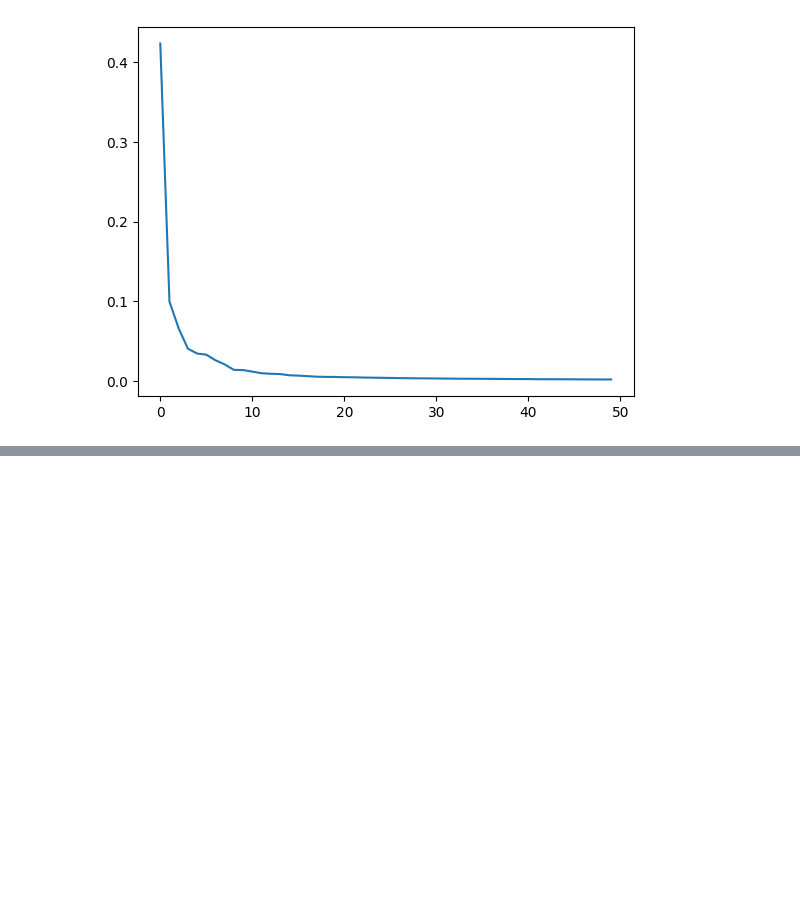
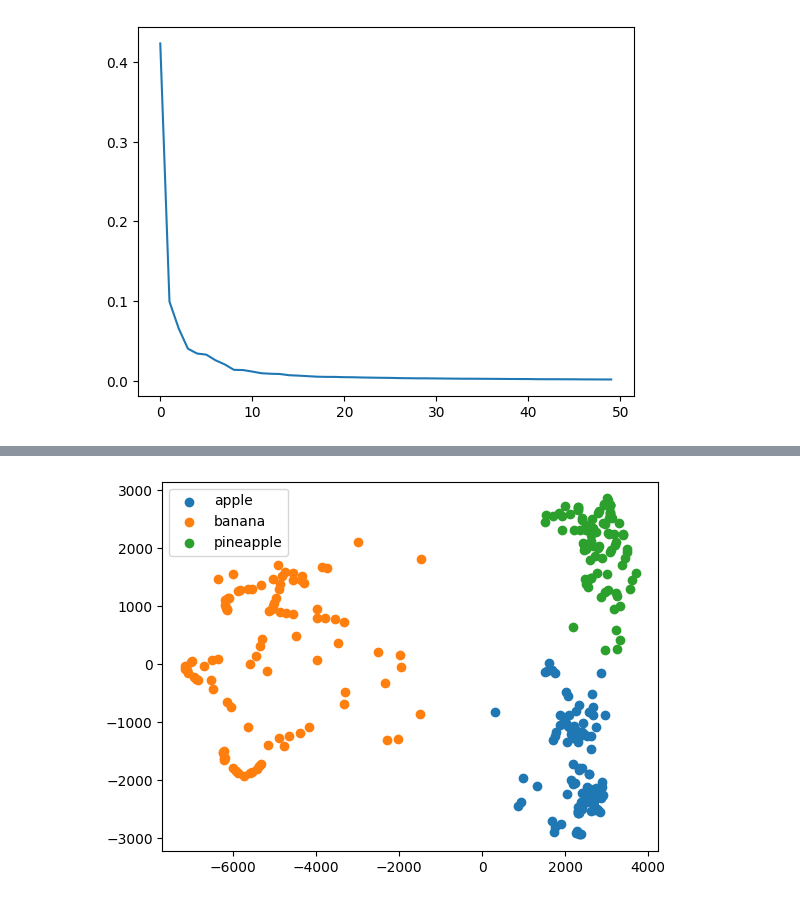
Before and after one commit to wooseok-L2/kubig2025, a Jupyter notebook: ml_dl_python/a17_pca.ipynb, the cells around one changed output, grey strips where cells are left out. Saved outputs shown, nothing was run; the diff lists cells and outputs as text; code cells hidden in the pictures; blank space fills up the shorter version.

```diff
--- a/ml_dl_python/a17_pca.ipynb
+++ b/ml_dl_python/a17_pca.ipynb
@@ -65,0 +137,9 @@ plt.show()
+# %%
+for label in range(0, 3):
+    data = fruits_pca[km.labels_ == label]
+    plt.scatter(data[:, 0], data[:, 1])
+
+plt.legend(['apple','banana', 'pineapple'])
+plt.show()
+# %% [output]
+[figure, added]
```
Also changed, not shown: parts of 10 cells of this notebook, 17 other files.
